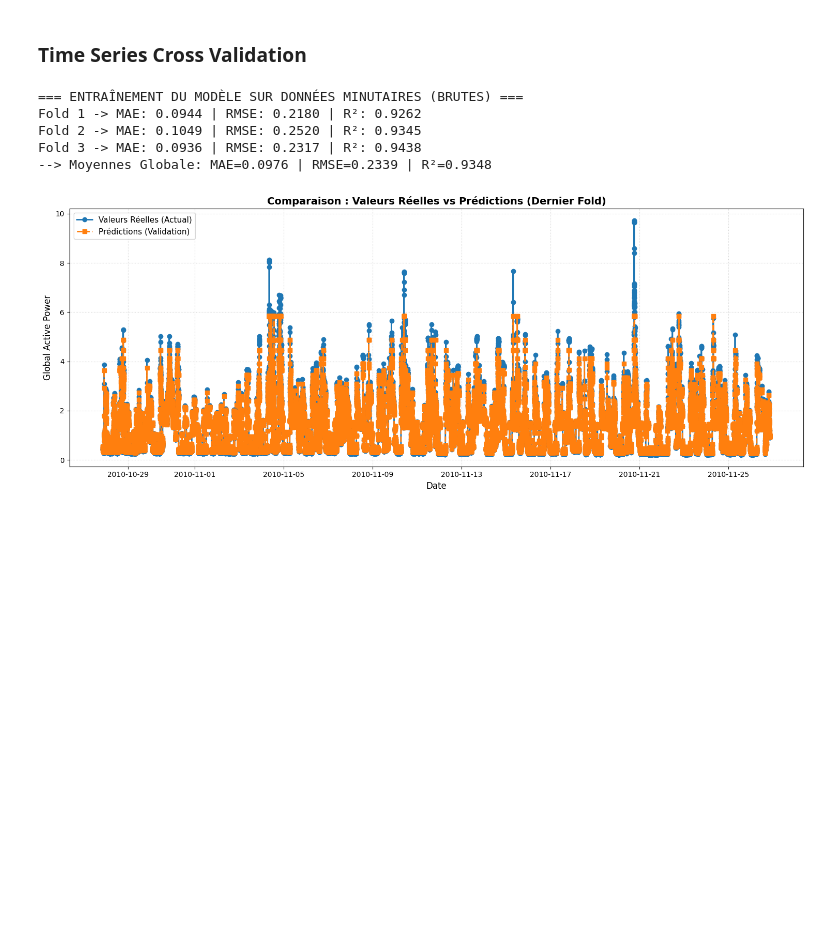
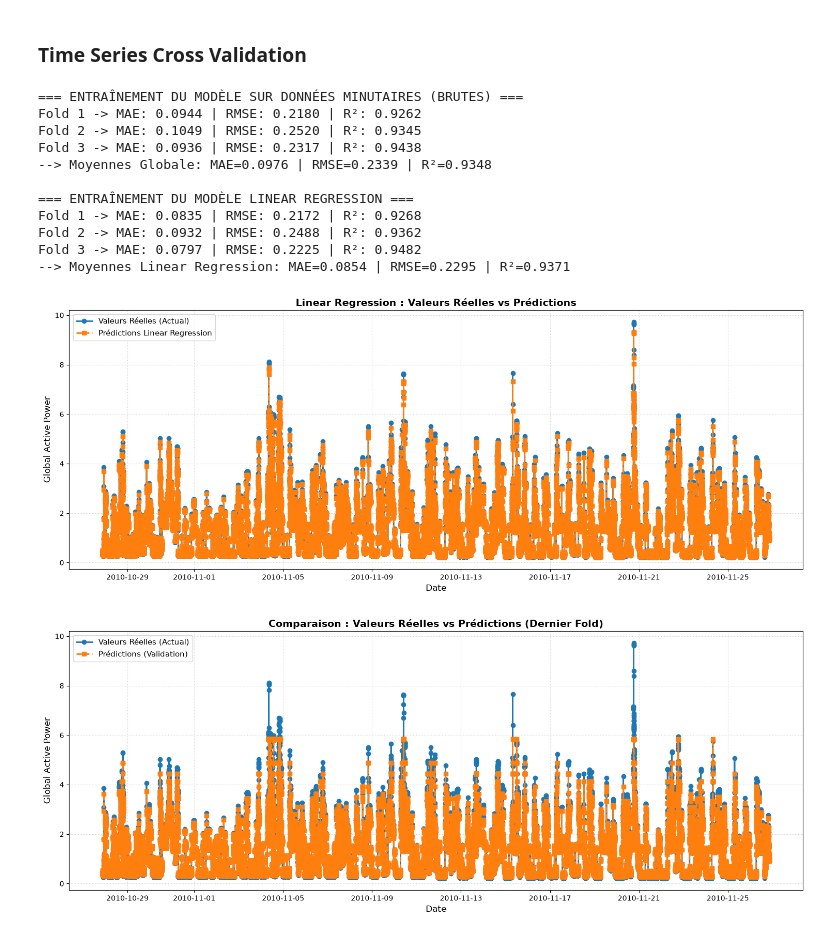
Before and after one commit to senisama/ML_Times_series_forecasting_elecric_comsumption, a Jupyter notebook: xgboost.ipynb, the cells around one changed output. Drawn from its saved outputs; the diff is of its cells as text; code cells hidden in the pictures; blank space fills up the shorter version.

Commit message:
Linear Regression

```diff
--- a/xgboost.ipynb
+++ b/xgboost.ipynb
@@ -20,8 +42,8 @@ with open("household_power_consumption.txt", "r") as f:
 '16/12/2006;17:27:00;5.388;0.502;233.740;23.000;0.000;1.000;17.000\n'
 '16/12/2006;17:28:00;3.666;0.528;235.680;15.800;0.000;1.000;17.000\n'
 # %%
-BASE_DIR = Path.cwd().parent
-DATA_PATH = BASE_DIR / "power_consuption_project" / "household_power_consumption.txt"
+BASE_DIR = Path.cwd()
+DATA_PATH = BASE_DIR / "household_power_consumption.txt"
 df = pd.read_csv(DATA_PATH,sep=';', na_values='?')
 df.head(5)
 # %% [output]
@@ -300,17 +374,67 @@ def train_daily_model(df, target_col='Global_active_power', n_splits=3):
     print(f"--> Moyennes Journalières: MAE={np.mean(scores['mae']):.4f} | RMSE={np.mean(scores['rmse']):.4f} | R²={np.mean(scores['r2']):.4f}\n")
     return model, scores, (X_test, y_test, preds)
 # %%
-#model_mensuel, scores_mensuels, (X_test_m, y_test_m, preds_m) = train_monthly_model(df)
-#-------------------------
-#model_mensuel, scores_mensuels, (X_test_m, y_test_m, preds_m) = train_daily_model(df)
-#--------------------------------
+# model_mensuel, scores_mensuels, (X_test_m, y_test_m, preds_m) = train_monthly_model(df)
+# -------------------------
+# model_mensuel, scores_mensuels, (X_test_m, y_test_m, preds_m) = train_daily_model(df)
+# --------------------------------
 model_mensuel, scores_mensuels, (X_test_m, y_test_m, preds_m) = train_model(df)
+model_lr, scores_lr, (X_test_lr, y_test_lr, preds_lr) = train_linear_regression(df)
 # %% [output]
 === ENTRAÎNEMENT DU MODÈLE SUR DONNÉES MINUTAIRES (BRUTES) ===
 Fold 1 -> MAE: 0.0944 | RMSE: 0.2180 | R²: 0.9262
 Fold 2 -> MAE: 0.1049 | RMSE: 0.2520 | R²: 0.9345
 Fold 3 -> MAE: 0.0936 | RMSE: 0.2317 | R²: 0.9438
 --> Moyennes Globale: MAE=0.0976 | RMSE=0.2339 | R²=0.9348
+
+=== ENTRAÎNEMENT DU MODÈLE LINEAR REGRESSION ===
+Fold 1 -> MAE: 0.0835 | RMSE: 0.2172 | R²: 0.9268
+Fold 2 -> MAE: 0.0932 | RMSE: 0.2488 | R²: 0.9362
+Fold 3 -> MAE: 0.0797 | RMSE: 0.2225 | R²: 0.9482
+--> Moyennes Linear Regression: MAE=0.0854 | RMSE=0.2295 | R²=0.9371
+# %%
+# Configuration du graphique
+plt.figure(figsize=(15, 6))
+
+# 1. Courbe des valeurs réelles
+plt.plot(
+    y_test_lr.index,
+    y_test_lr.values,
+    label="Valeurs Réelles (Actual)",
+    color="#1f77b4",
+    linewidth=2,
+    marker="o",
+)
+
+# 2. Courbe des prédictions Linear Regression
+plt.plot(
+    y_test_lr.index,
+    preds_lr,
+    label="Prédictions Linear Regression",
+    color="#ff7f0e",
+    linewidth=2,
+    linestyle="--",
+    marker="s",
+)
+
+# Mise en forme
+plt.title(
+    "Linear Regression : Valeurs Réelles vs Prédictions", fontsize=14, fontweight="bold"
+)
+
+plt.xlabel("Date", fontsize=12)
+plt.ylabel("Global Active Power", fontsize=12)
+
+plt.legend(loc="upper left", fontsize=11)
+
+plt.grid(True, linestyle=":", alpha=0.6)
+
+plt.tight_layout()
+
+# Affichage
+plt.show()
+# %% [output]
+[figure, added]
 # %%
 
 # Configuration du graphique
@@ -348,4 +472,4 @@ plt.tight_layout()
 # Affichage
 plt.show()
 # %% [output]
-[figure, old version]
+[figure, new version]
```
Also changed, not shown: parts of 5 cells of this notebook.
